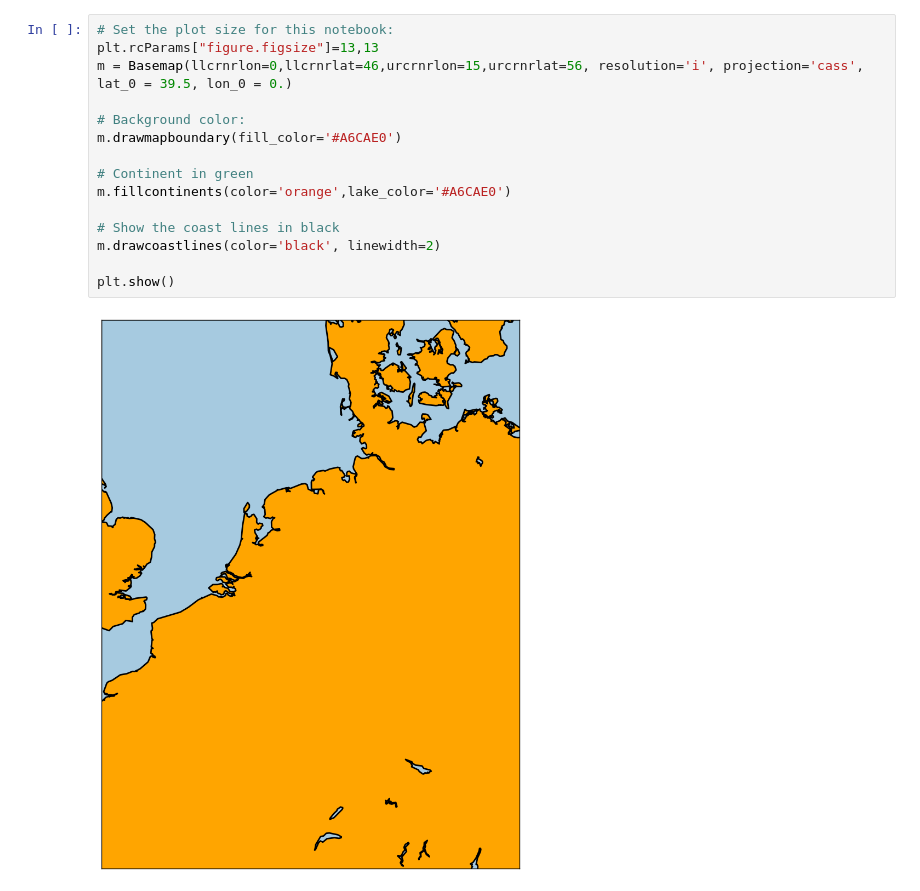
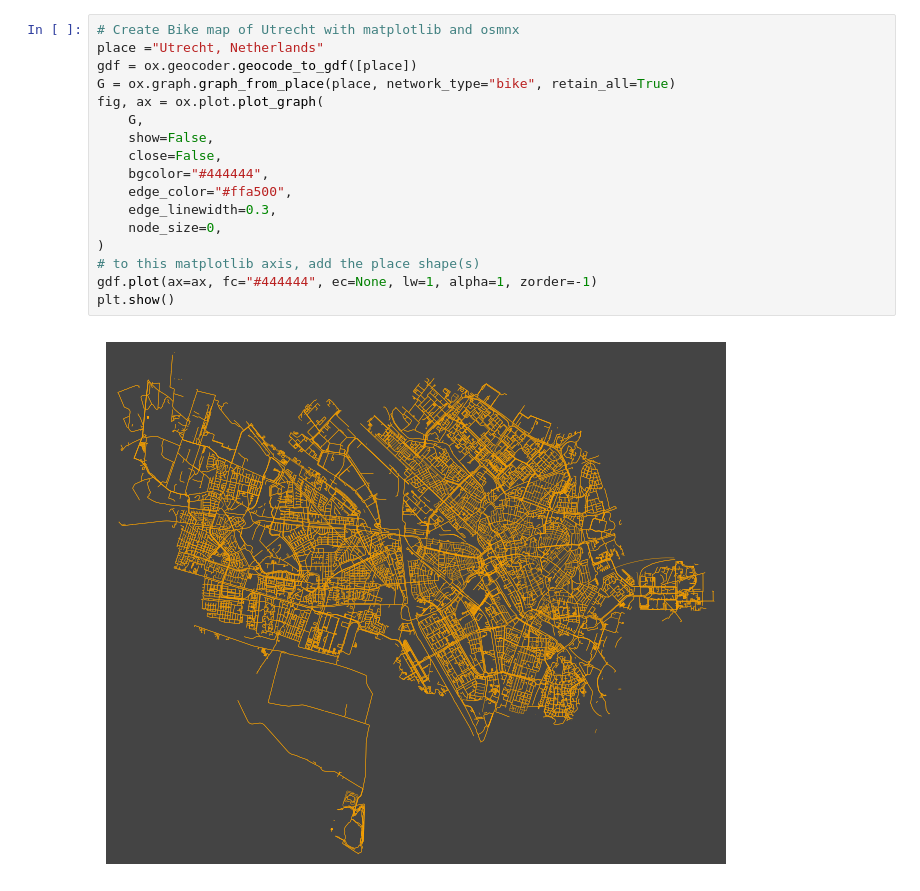
Before and after one commit to kimnewzealand/art-of-maps-2, a Jupyter notebook: generate_maps.ipynb, the cells around one changed output. Saved outputs shown, nothing was run; the diff lists cells and outputs as text.

Commit message:
add bike map 1

```diff
--- a/generate_maps.ipynb
+++ b/generate_maps.ipynb
@@ -23,17 +26,19 @@ ctx.add_basemap(ax, source=ctx.providers.CartoDB.Positron)
-# %%
-# Set the plot size for this notebook:
-plt.rcParams["figure.figsize"]=13,13
-m = Basemap(llcrnrlon=0,llcrnrlat=46,urcrnrlon=15,urcrnrlat=56, resolution='i', projection='cass', lat_0 = 39.5, lon_0 = 0.)
-
-# Background color:
-m.drawmapboundary(fill_color='#A6CAE0')
-
-# Continent in green
-m.fillcontinents(color='orange',lake_color='#A6CAE0')
-
-# Show the coast lines in black
-m.drawcoastlines(color='black', linewidth=2)
-
-plt.show()
-# %% [output]
-[figure, removed]
+# %%
+# Create Bike map of Utrecht with matplotlib and osmnx
+place ="Utrecht, Netherlands"
+gdf = ox.geocoder.geocode_to_gdf([place])
+G = ox.graph.graph_from_place(place, network_type="bike", retain_all=True)
+fig, ax = ox.plot.plot_graph(
+    G,
+    show=False,
+    close=False,
+    bgcolor="#444444",
+    edge_color="#ffa500",
+    edge_linewidth=0.3,
+    node_size=0,
+)
+# to this matplotlib axis, add the place shape(s)
+gdf.plot(ax=ax, fc="#444444", ec=None, lw=1, alpha=1, zorder=-1)
+plt.show()
+# %% [output]
+[figure, added]
```
Also changed, not shown: parts of 6 cells of this notebook, 3 other files.
